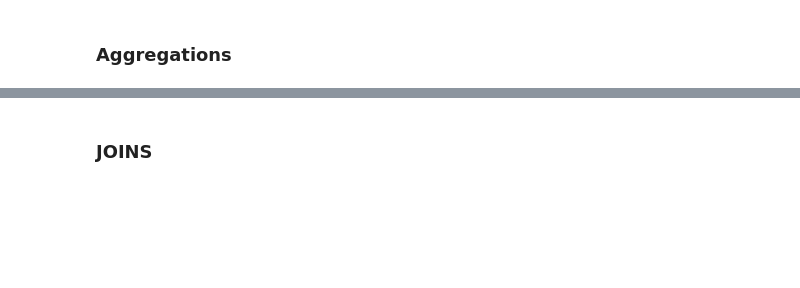
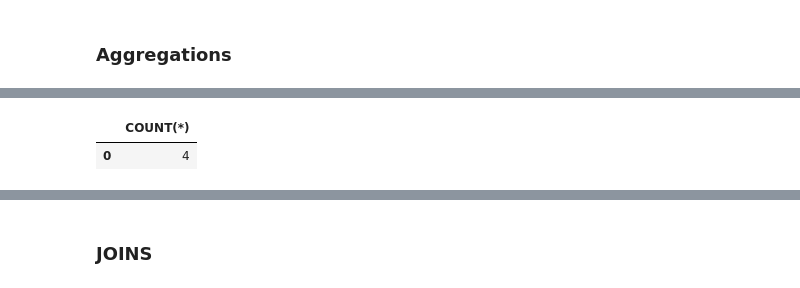
Before and after one commit to theSekyi/sql_projects, a Jupyter notebook: 02.ipynb, the cells around one changed output, grey strips where cells are left out. Saved outputs shown, nothing was run; the diff lists cells and outputs as text; code cells hidden in the pictures; blank space fills up the shorter version.

```diff
--- a/02.ipynb
+++ b/02.ipynb
@@ -222,0 +248,6 @@ OperationalError: near "WHERE": syntax error
+# %%
+pd.read_sql('''SELECT COUNT(*)
+                      FROM data WHERE Sales > 38037''',connection)
+# %% [output]
+|  | COUNT(*) |
+| 0 | 4 |
```
Also changed, not shown: parts of 19 cells of this notebook, 1 other file.
